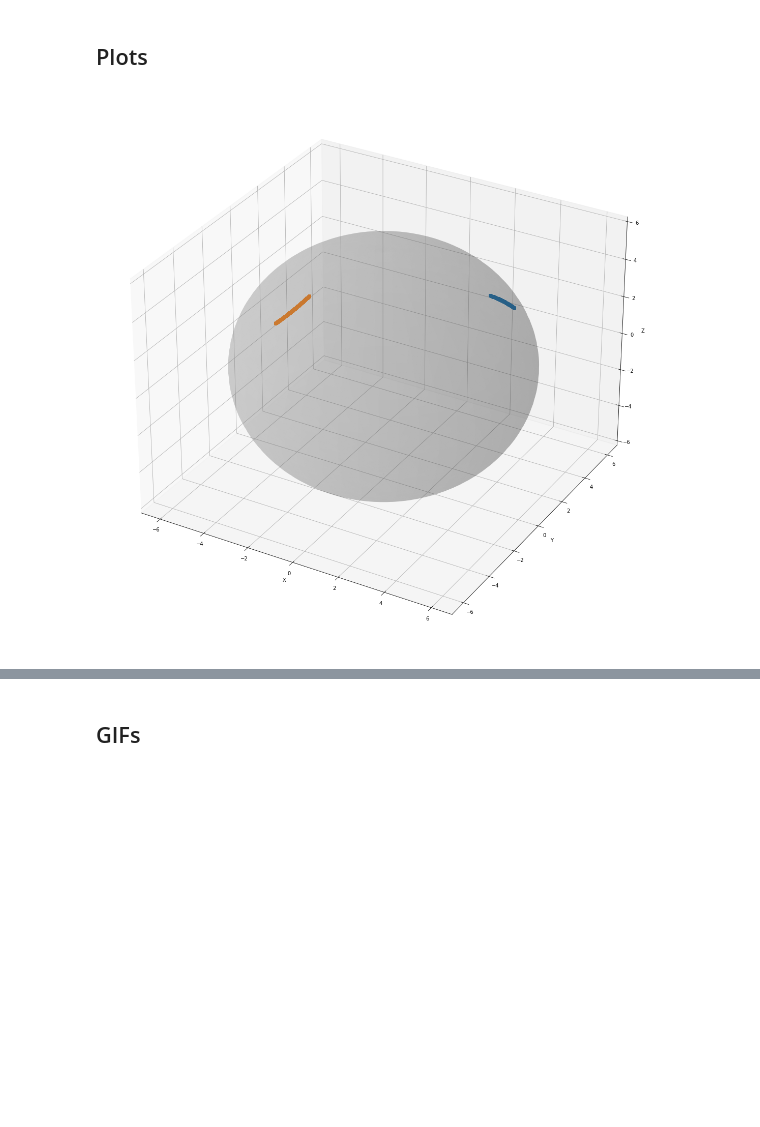
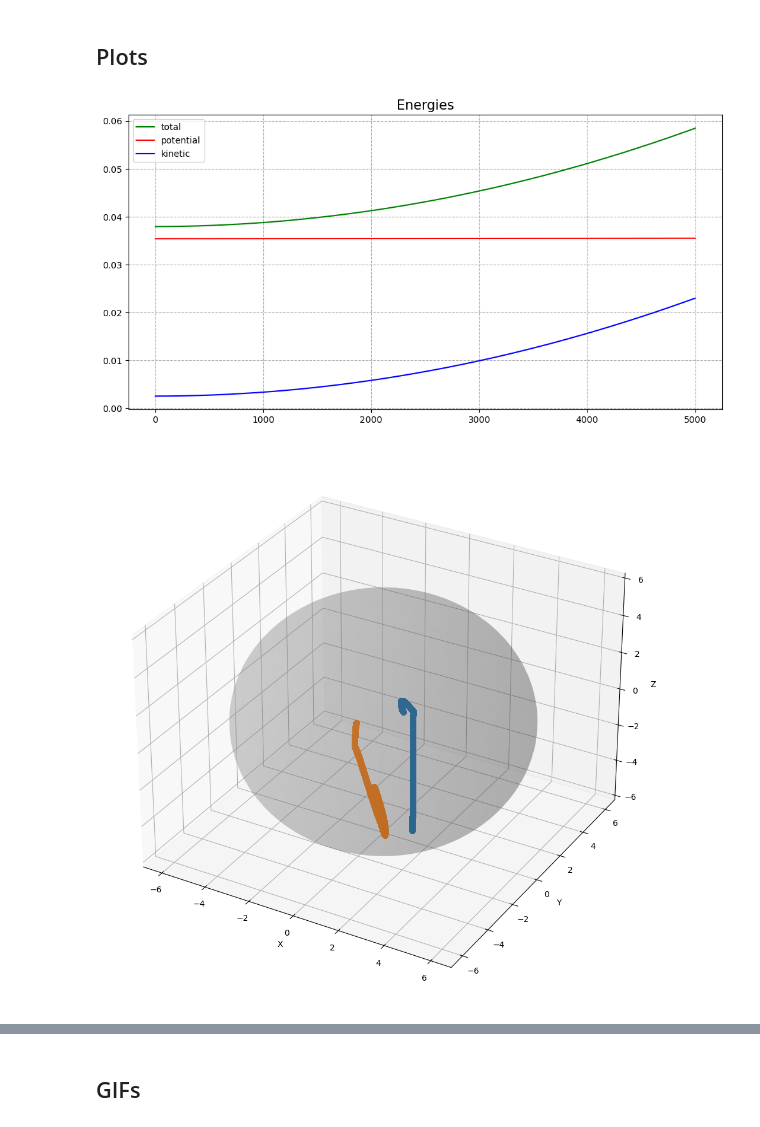
Before and after one commit to giuseppesimionato/gas-simulation, a Jupyter notebook: gas-simulation.ipynb, the cells around one changed output, grey strips where cells are left out. Drawn from its saved outputs; the diff is of its cells as text; code cells hidden in the pictures; blank space fills up the shorter version.

```diff
--- a/gas-simulation.ipynb
+++ b/gas-simulation.ipynb
@@ -42,13 +45,13 @@ for time in progress(range(CONSTANTS['MAX_TIME_STEPS'])):
     current_state  = state.get(sample, CONSTANTS)
     current_state = state.validate(current_state, CONSTANTS)
 
-    state.update(sample, current_state, CONSTANTS)
-    state.update_energy(sample, energies, CONSTANTS)
+    state.update(sample, current_state, energies, CONSTANTS)
 # %% [markdown]
 ## Plots
 # %%
 plot.energy(energies)
-plot.particle_trajectory(sample, CONSTANTS)
-plot.particle_trajectory(sample, 0)
+plot.particle_trajectory(sample, CONSTANTS['MAX_DISTANCE'])
+plot.dynamic(sample, 0)
 # %% [output]
-[figure, old version]
+[figure, new version]
+[figure, added]
```
Also changed, not shown: parts of 3 cells of this notebook.
